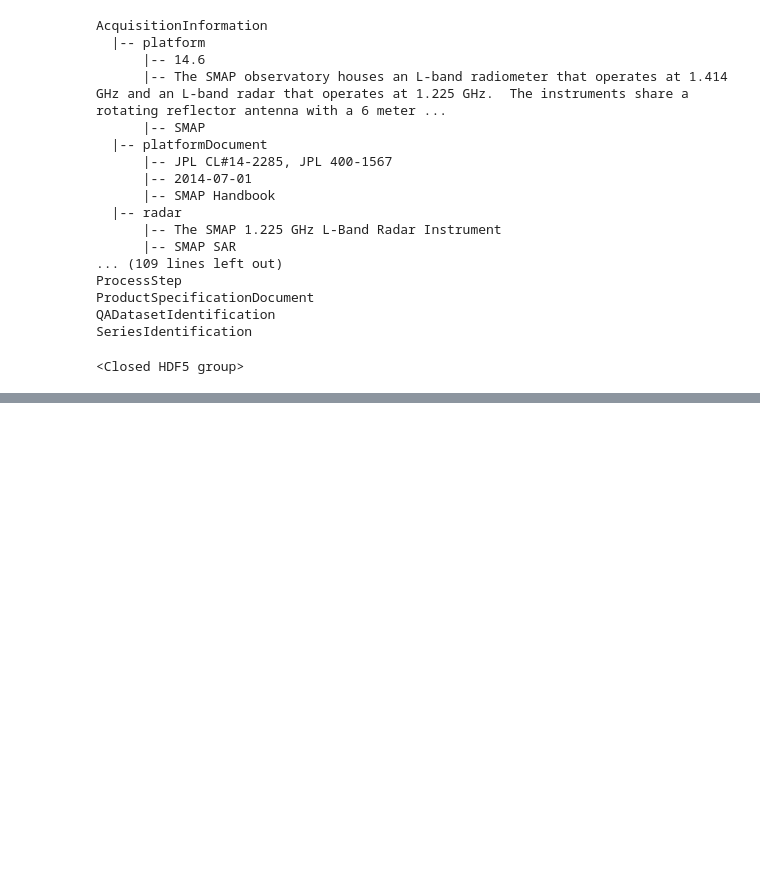
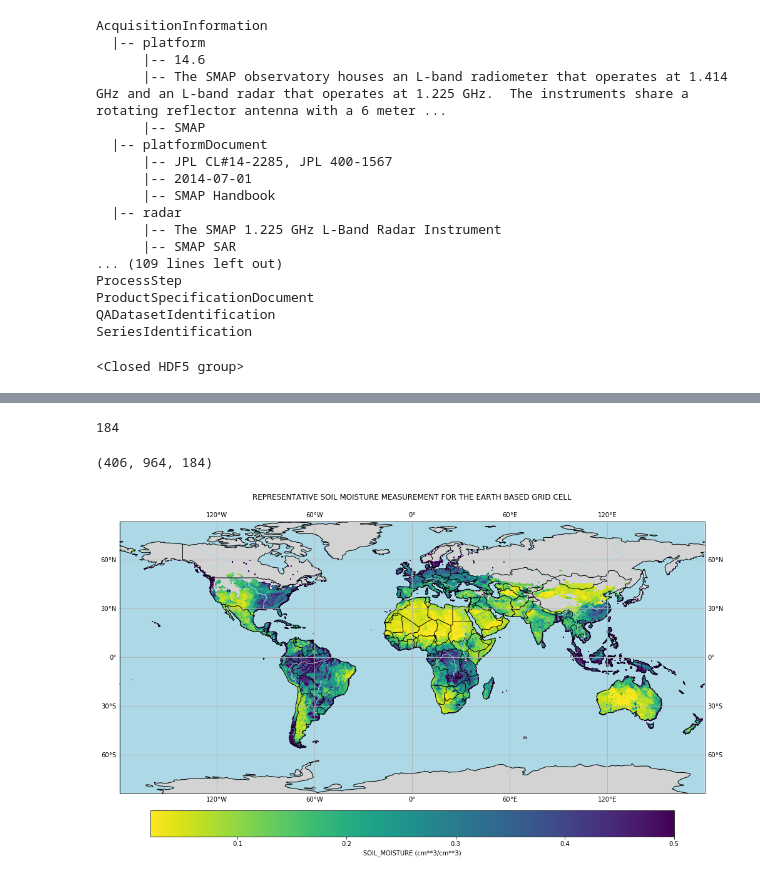
Before and after one commit to bmcandr/smap-data-vis, a Jupyter notebook: notebooks/smap-data-vis-h5py.ipynb, the cells around one changed output, grey strips where cells are left out. Cells and saved outputs as stored; diff of their text form; code cells hidden in the pictures; blank space fills up the shorter version.

```diff
--- a/notebooks/smap-data-vis-h5py.ipynb
+++ b/notebooks/smap-data-vis-h5py.ipynb
@@ -186,0 +244,35 @@ vegetation_water_content_pm
+# %%
+def stack_datasets(data_paths: list, target_dataset: str, target_subdataset: str, mask_nodata: bool = True):
+    '''
+    Read in 2d arrays and stack as 3d arrays.
+    '''
+
+    # create some empty variables that we'll add to
+    data_3d = np.empty([EASE_SHAPE[0], EASE_SHAPE[1], len(data_paths)])
+    attrs = []
+
+    # loop over the paths to each file
+    for i, data_path in enumerate(data_paths, 0):
+
+        # read each dataset
+        data_i, attrs_i = read_dataset(data_path, target_dataset, target_subdataset, mask_nodata)
+
+        # append the 2d array to the 3d array and attrs_i to attrs list
+        data_3d[:, :, i] = data_i
+        attrs.append(attrs_i)
+
+    # return the data, metadata, and add'l metadata
+    return data_3d, attrs
+# %%
+def calc_mean(data_stack: np.ndarray):
+    return np.nanmean(data_stack, axis=2)
+# %%
+def plot_mean(data_paths: list=DATA_PATHS, dataset: str='AM', subdataset: str=SM_DATASET_NAME,
+             extent: list=None):
+    '''
+    Calculate and plot mean of the specified dataset across files contained DATA_PATHS.
+    '''
+
+    stack_data, attrs = stack_datasets(data_paths, dataset, subdataset)
+    mean_data = calc_mean(stack_data)
+    return plot_data(mean_data, attrs[0], extent=extent)
@@ -186,0 +281,12 @@ vegetation_water_content_pm
+# %%
+len(DATA_PATHS)
+# %% [output]
+184
+# %%
+test_stack.shape
+# %% [output]
+(406, 964, 184)
+# %%
+plot_mean()
+# %% [output]
+[figure, added]
```
Also changed, not shown: parts of 16 cells of this notebook.
